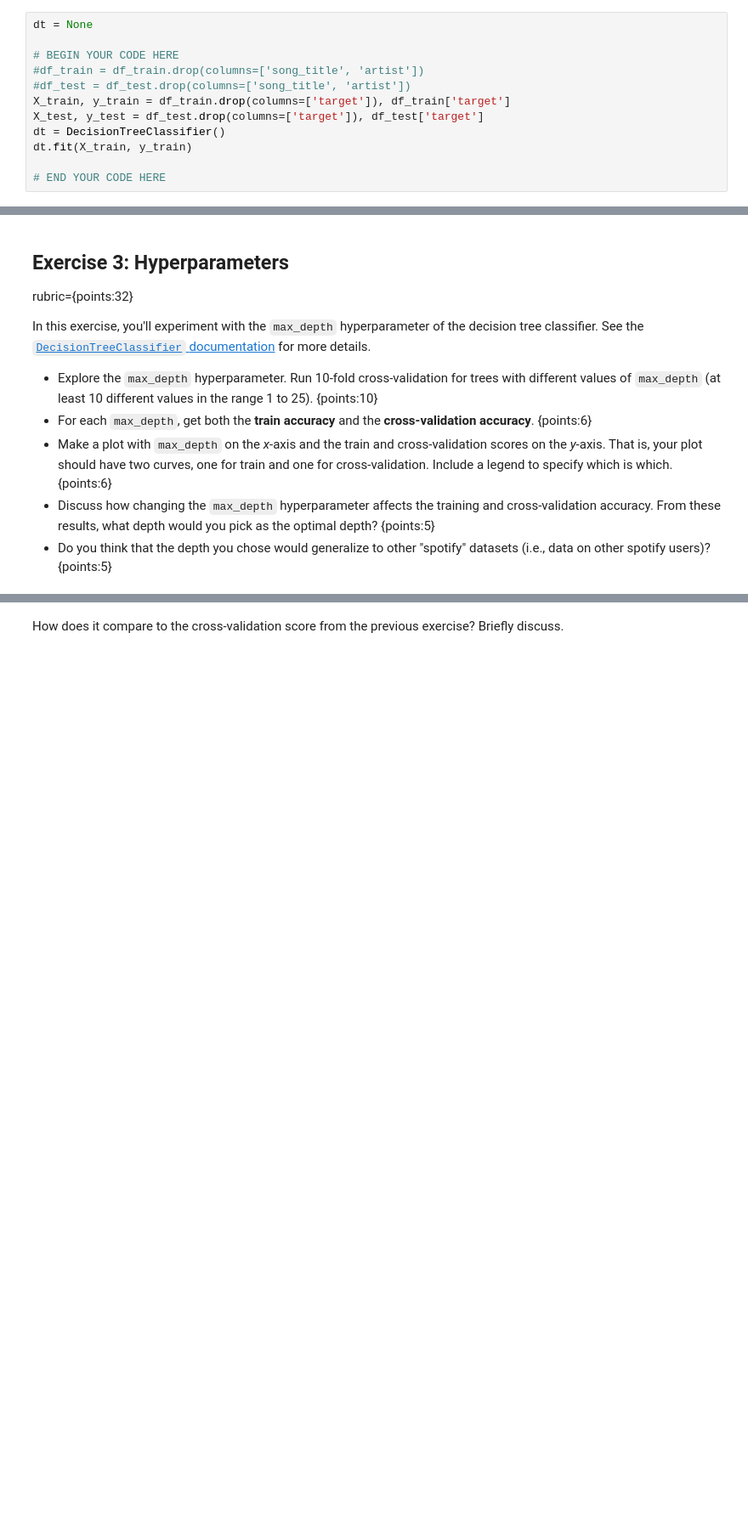
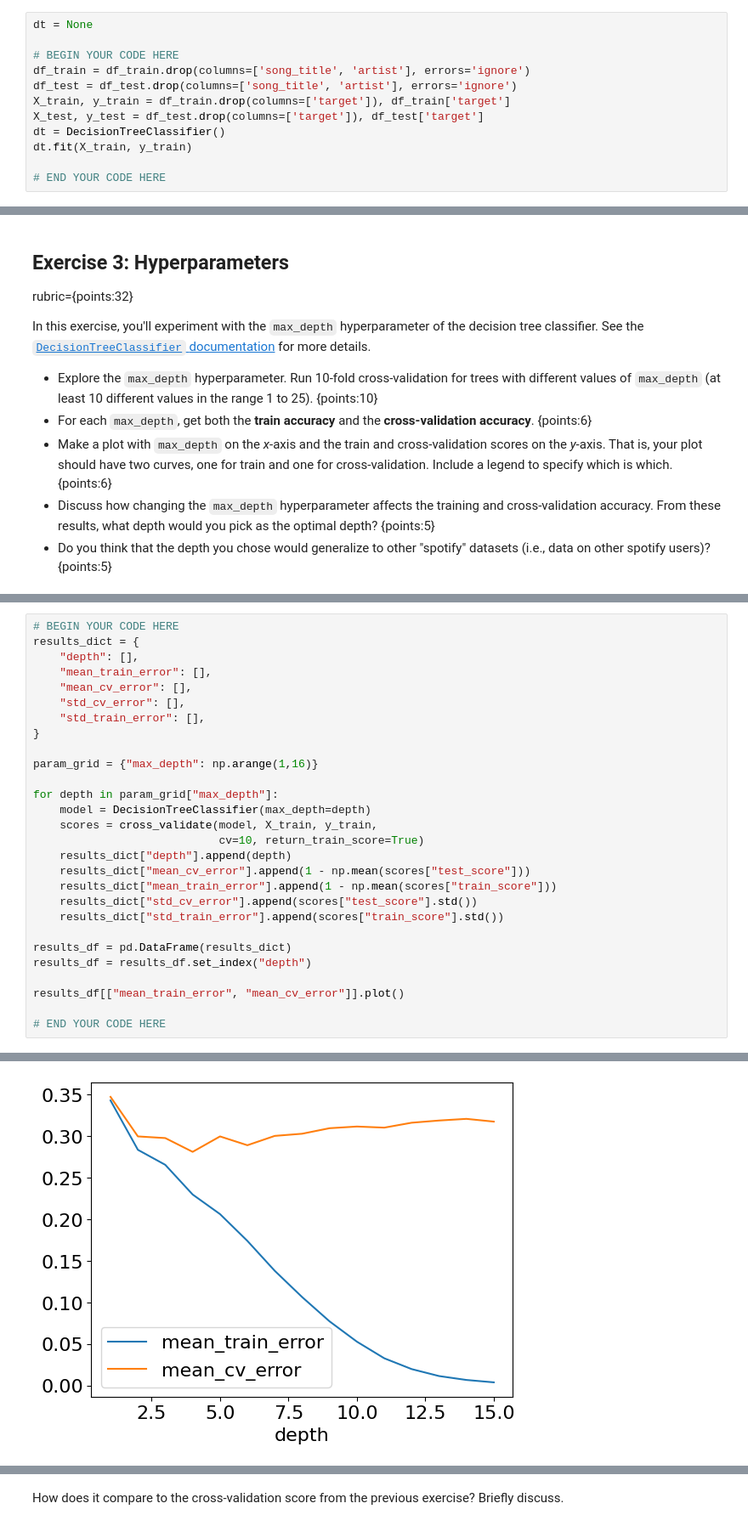
Before and after one commit to aaron-bruner/ECE-4420, a Jupyter notebook: HW3/hw3.ipynb, the cells around one changed output, grey strips where cells are left out. Shown at 85% size. Drawn from its saved outputs; the diff is of its cells as text; blank space fills up the shorter version.

```diff
--- a/HW3/hw3.ipynb
+++ b/HW3/hw3.ipynb
@@ -225,8 +225,8 @@ Hints:
 dt = None
 
 # BEGIN YOUR CODE HERE
-#df_train = df_train.drop(columns=['song_title', 'artist'])
-#df_test = df_test.drop(columns=['song_title', 'artist'])
+df_train = df_train.drop(columns=['song_title', 'artist'], errors='ignore')
+df_test = df_test.drop(columns=['song_title', 'artist'], errors='ignore')
 X_train, y_train = df_train.drop(columns=['target']), df_train['target']
 X_test, y_test = df_test.drop(columns=['target']), df_test['target']
 dt = DecisionTreeClassifier()
@@ -335,0 +329,29 @@ In this exercise, you'll experiment with the `max_depth` hyperparameter of the d
+# %%
+# BEGIN YOUR CODE HERE
+results_dict = {
+    "depth": [],
+    "mean_train_error": [],
+    "mean_cv_error": [],
+    "std_cv_error": [],
+    "std_train_error": [],
+}
+
+param_grid = {"max_depth": np.arange(1,16)}
+
+for depth in param_grid["max_depth"]:
+    model = DecisionTreeClassifier(max_depth=depth)
+    scores = cross_validate(model, X_train, y_train,
+                            cv=10, return_train_score=True)
+    results_dict["depth"].append(depth)
+    results_dict["mean_cv_error"].append(1 - np.mean(scores["test_score"]))
+    results_dict["mean_train_error"].append(1 - np.mean(scores["train_score"]))
+    results_dict["std_cv_error"].append(scores["test_score"].std())
+    results_dict["std_train_error"].append(scores["train_score"].std())
+
+results_df = pd.DataFrame(results_dict)
+results_df = results_df.set_index("depth")
+
+results_df[["mean_train_error", "mean_cv_error"]].plot()
+
+# END YOUR CODE HERE
+# %% [output]
@@ -335,0 +359 @@ In this exercise, you'll experiment with the `max_depth` hyperparameter of the d
+[figure, added]
```
Also changed, not shown: parts of 14 cells of this notebook.
